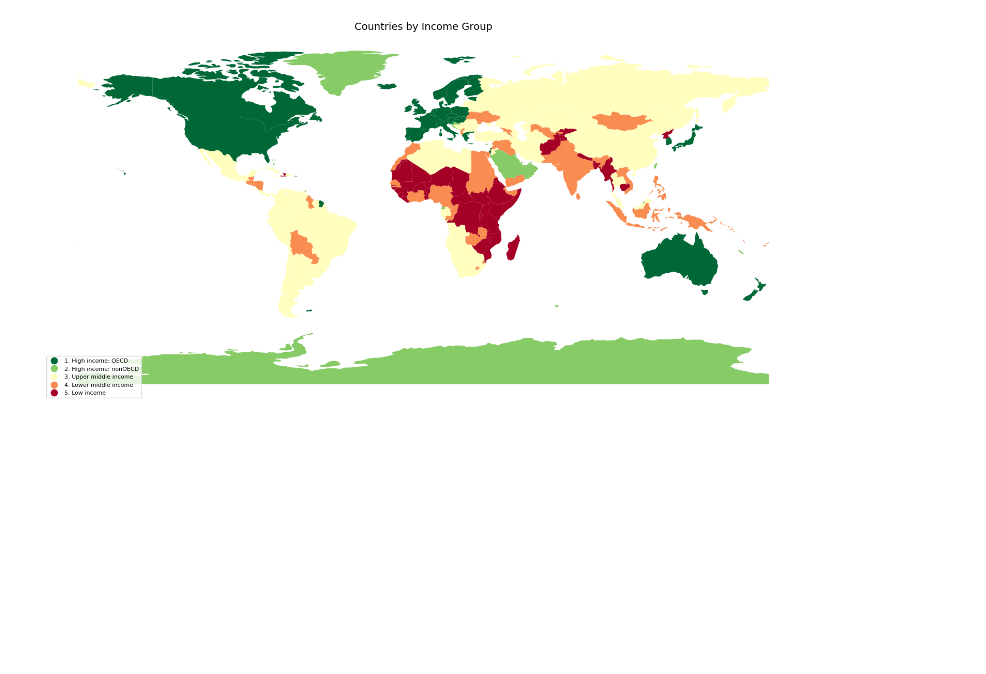
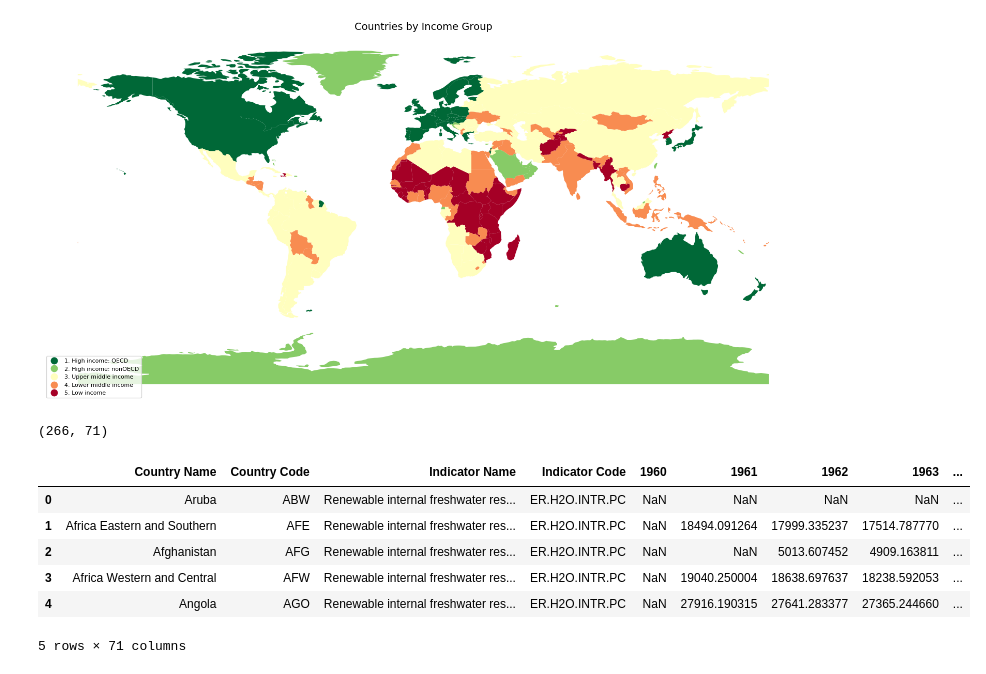
Before and after one commit to SumanaMurugan/space-to-earth-ag, a Jupyter notebook: 01_exploration.ipynb, the cells around one changed output. Drawn from its saved outputs; the diff is of its cells as text; code cells hidden in the pictures; blank space fills up the shorter version.

```diff
--- a/01_exploration.ipynb
+++ b/01_exploration.ipynb
@@ -95,3 +85,16 @@ plt.tight_layout()
 plt.show()
 # %% [output]
 [figure]
+# %%
+water_raw = pd.read_csv('API_ER.H2O.INTR.PC_DS2_en_csv_v2_260481.csv', skiprows=4)
+print(water_raw.shape)
+water_raw.head()
+# %% [output]
+(266, 71)
+|  | Country Name | Country Code | Indicator Name | Indicator Code | 1960 | 1961 | 1962 | 1963 | ... |
+| 0 | Aruba | ABW | Renewable internal freshwater res... | ER.H2O.INTR.PC | NaN | NaN | NaN | NaN | ... |
+| 1 | Africa Eastern and Southern | AFE | Renewable internal freshwater res... | ER.H2O.INTR.PC | NaN | 18494.091264 | 17999.335237 | 17514.787770 | ... |
+| 2 | Afghanistan | AFG | Renewable internal freshwater res... | ER.H2O.INTR.PC | NaN | NaN | 5013.607452 | 4909.163811 | ... |
+| 3 | Africa Western and Central | AFW | Renewable internal freshwater res... | ER.H2O.INTR.PC | NaN | 19040.250004 | 18638.697637 | 18238.592053 | ... |
+| 4 | Angola | AGO | Renewable internal freshwater res... | ER.H2O.INTR.PC | NaN | 27916.190315 | 27641.283377 | 27365.244660 | ... |
+5 rows × 71 columns
```
Also changed, not shown: parts of 5 cells of this notebook, 5 other files.
